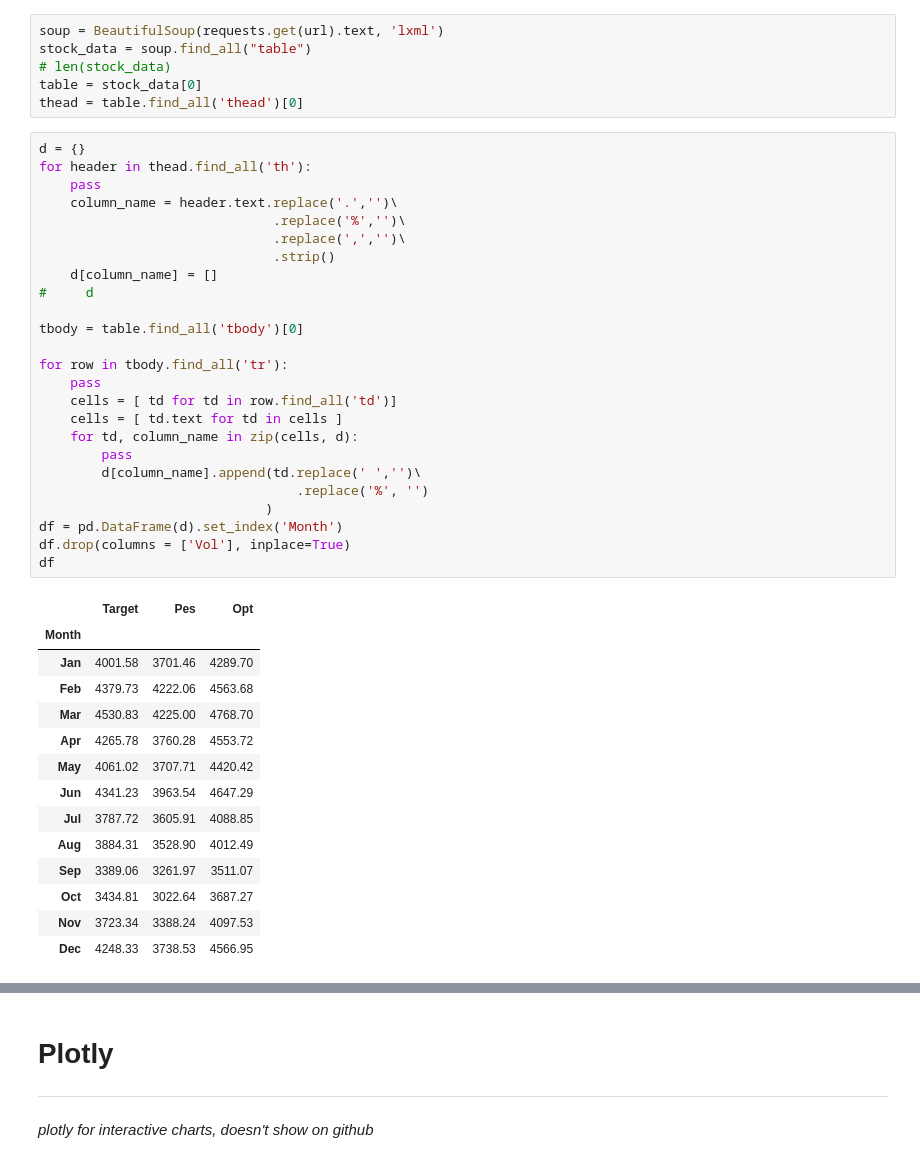
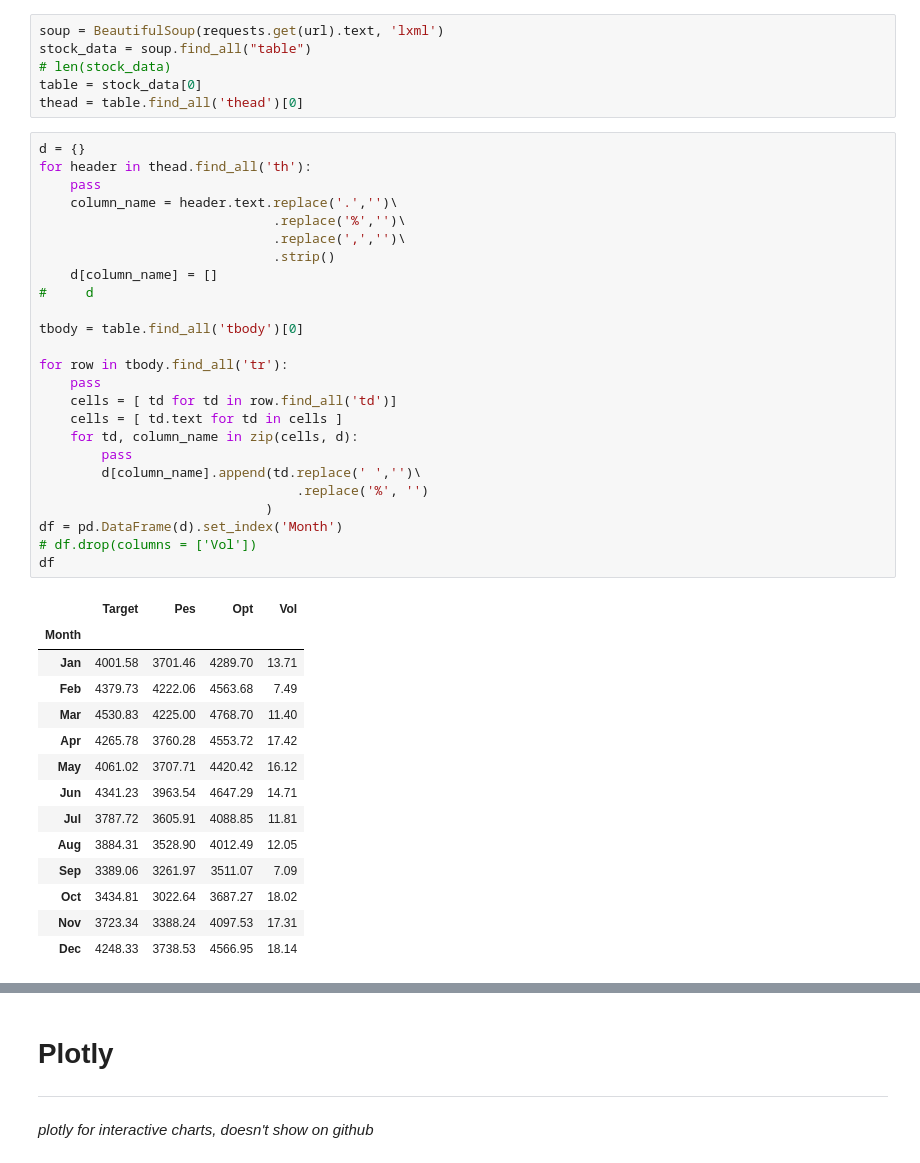
Before and after one commit to attila5287/scrap_and_dataviz, a Jupyter notebook: scrap_and_frame.ipynb, the cells around one changed output, grey strips where cells are left out. Saved outputs shown, nothing was run; the diff lists cells and outputs as text.

```diff
--- a/scrap_and_frame.ipynb
+++ b/scrap_and_frame.ipynb
@@ -18,43 +18,43 @@ thead = table.find_all('thead')[0]
 # %%
 d = {}
 for header in thead.find_all('th'):
     pass
     column_name = header.text.replace('.','')\
                               .replace('%','')\
                               .replace(',','')\
                               .strip()
     d[column_name] = []
 #     d
 
 tbody = table.find_all('tbody')[0]
 
 for row in tbody.find_all('tr'):
     pass
     cells = [ td for td in row.find_all('td')]
     cells = [ td.text for td in cells ]
     for td, column_name in zip(cells, d):
         pass
         d[column_name].append(td.replace(' ','')\
                                  .replace('%', '')
                              )
 df = pd.DataFrame(d).set_index('Month')
-df.drop(columns = ['Vol'], inplace=True)
+# df.drop(columns = ['Vol'])
 df
 # %% [output]
-|  | Target | Pes | Opt |
-| Month |  |  |  |
-| Jan | 4001.58 | 3701.46 | 4289.70 |
-| Feb | 4379.73 | 4222.06 | 4563.68 |
-| Mar | 4530.83 | 4225.00 | 4768.70 |
-| Apr | 4265.78 | 3760.28 | 4553.72 |
-| May | 4061.02 | 3707.71 | 4420.42 |
-| Jun | 4341.23 | 3963.54 | 4647.29 |
-| Jul | 3787.72 | 3605.91 | 4088.85 |
-| Aug | 3884.31 | 3528.90 | 4012.49 |
-| Sep | 3389.06 | 3261.97 | 3511.07 |
-| Oct | 3434.81 | 3022.64 | 3687.27 |
-| Nov | 3723.34 | 3388.24 | 4097.53 |
-| Dec | 4248.33 | 3738.53 | 4566.95 |
+|  | Target | Pes | Opt | Vol |
+| Month |  |  |  |  |
+| Jan | 4001.58 | 3701.46 | 4289.70 | 13.71 |
+| Feb | 4379.73 | 4222.06 | 4563.68 | 7.49 |
+| Mar | 4530.83 | 4225.00 | 4768.70 | 11.40 |
+| Apr | 4265.78 | 3760.28 | 4553.72 | 17.42 |
+| May | 4061.02 | 3707.71 | 4420.42 | 16.12 |
+| Jun | 4341.23 | 3963.54 | 4647.29 | 14.71 |
+| Jul | 3787.72 | 3605.91 | 4088.85 | 11.81 |
+| Aug | 3884.31 | 3528.90 | 4012.49 | 12.05 |
+| Sep | 3389.06 | 3261.97 | 3511.07 | 7.09 |
+| Oct | 3434.81 | 3022.64 | 3687.27 | 18.02 |
+| Nov | 3723.34 | 3388.24 | 4097.53 | 17.31 |
+| Dec | 4248.33 | 3738.53 | 4566.95 | 18.14 |
 # %%
 for column in df.columns:
     pass
```
Also changed, not shown: parts of 5 cells of this notebook, 1 other file.
